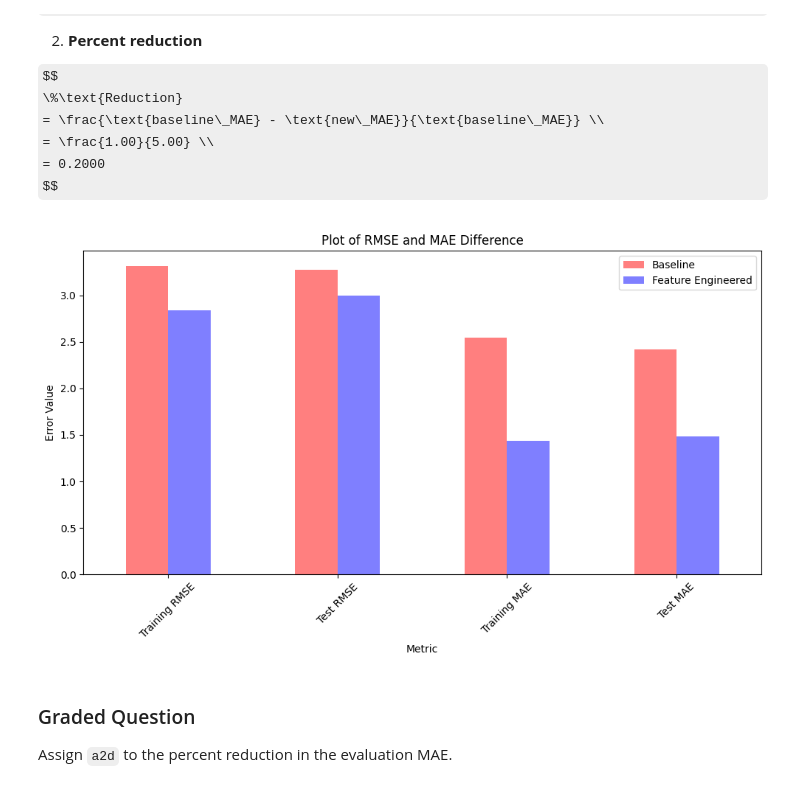
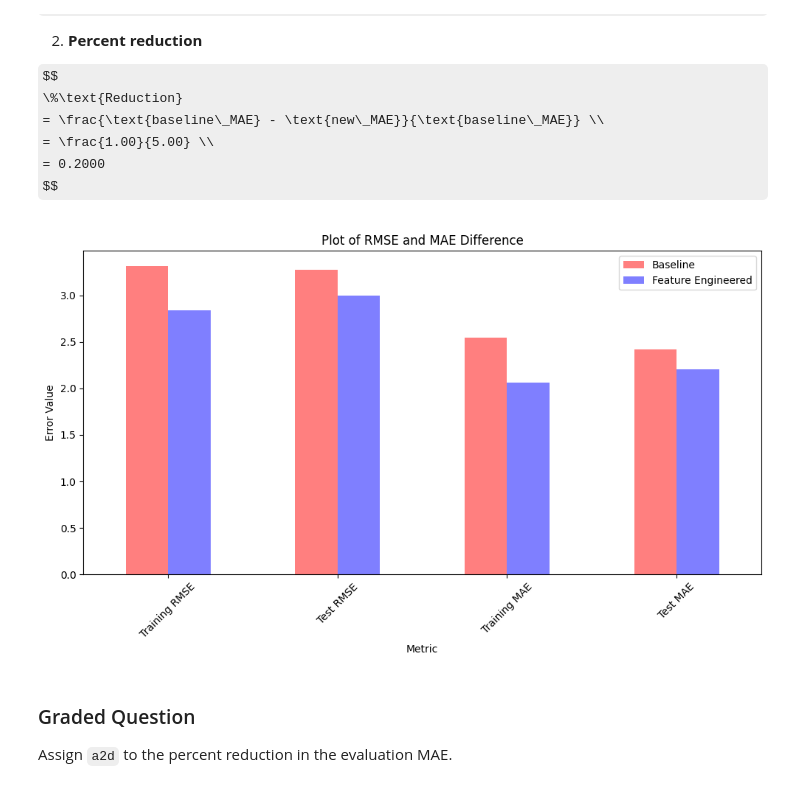
Before and after one commit to ckbaker78/Module-3-Assignments, a Jupyter notebook: Homework_03.ipynb, the cells around one changed output. Cells and saved outputs as stored; diff of their text form; code cells hidden in the pictures; some formulas as TeX source.

```diff
--- a/Homework_03.ipynb
+++ b/Homework_03.ipynb
@@ -738,8 +736,8 @@ baseline_test_MAE, baseline_train_RMSE, baseline_test_RMSE, baseline_train_MAE
 
 engineered_training_RMSE = np.sqrt(mean_squared_error(y_train,y_train_pred))
 engineered_test_RMSE = np.sqrt(mean_squared_error(y_test,y_test_pred))
-engineered_training_MAE = np.sqrt(mean_absolute_error(y_train,y_train_pred))
-engineered_test_MAE = np.sqrt(mean_absolute_error(y_test,y_test_pred))
+engineered_training_MAE = (mean_absolute_error(y_train,y_train_pred))
+engineered_test_MAE = (mean_absolute_error(y_test,y_test_pred))
 
 
 comparison_df = pd.DataFrame({'Metric': [
@@ -747,34 +745,34 @@ comparison_df = pd.DataFrame({'Metric': [
     'Test RMSE',
     'Training MAE',
     'Test MAE'
 ],
 'Baseline':[
     baseline_train_RMSE,
     baseline_test_RMSE,
     baseline_train_MAE,
     baseline_test_MAE
 ],
 'Feature Engineered':[
     engineered_training_RMSE,
     engineered_test_RMSE,
     engineered_training_MAE,
     engineered_test_MAE
 ]})
 
 comparison_df.plot(x = 'Metric',
                    y= ['Baseline', 'Feature Engineered'],
                    kind= 'bar',
                    figsize = (10,6),
                    color = ['red', 'blue'],
                    alpha= 0.5)
 
 plt.title('Plot of RMSE and MAE Difference')
 plt.ylabel('Error Value')
 plt.xticks(rotation = 45)
 plt.tight_layout()
 plt.show()
 # %% [output]
-[figure, old version]
+[figure, new version]
 # %%
 test_absolute_reduction_RMSE = baseline_test_RMSE - engineered_test_RMSE
 train_absolute_reduction_RMSE = baseline_train_RMSE - engineered_training_RMSE
```
Also changed, not shown: parts of 13 cells of this notebook.
